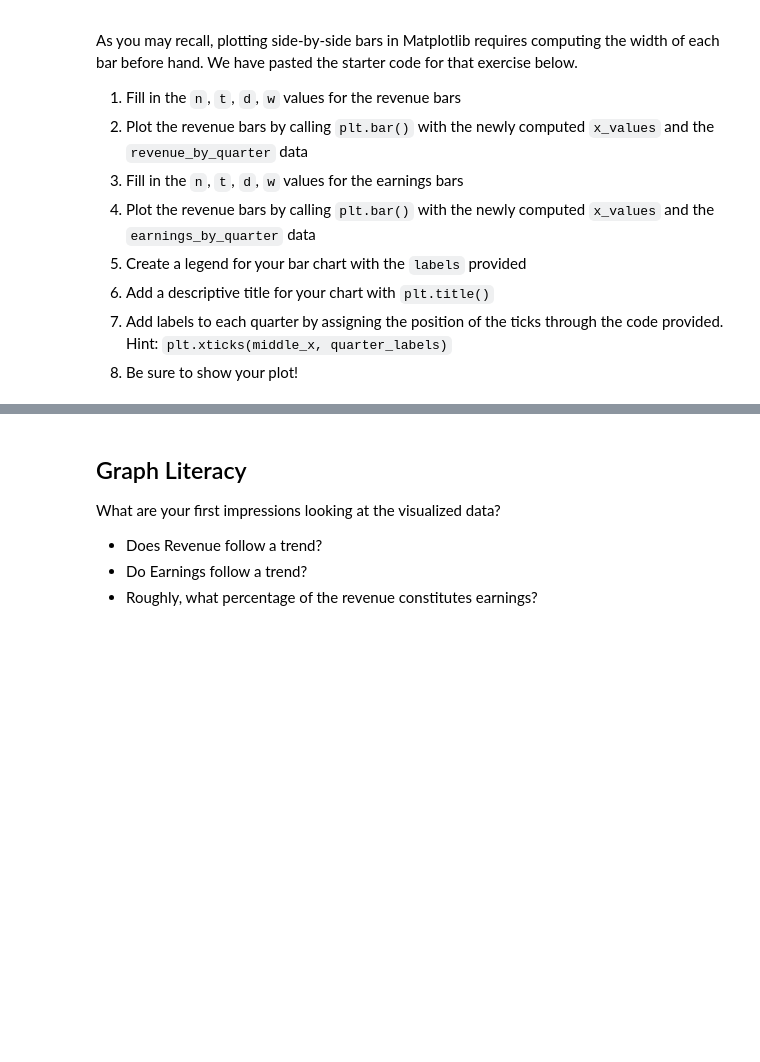
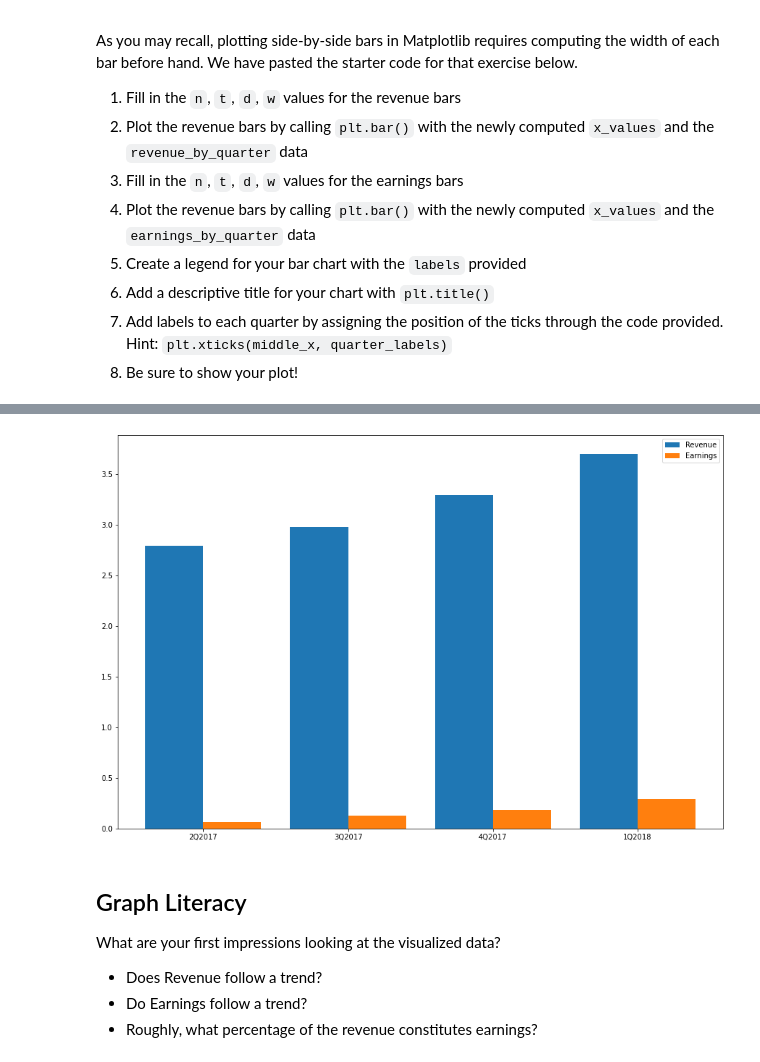
Before and after one commit to joeelorm/Projects, a Jupyter notebook: Data Visualization/netflix_visualizations.ipynb, the cells around one changed output, grey strips where cells are left out. Cells and saved outputs as stored; diff of their text form; code cells hidden in the pictures; blank space fills up the shorter version.

```diff
--- a/Data Visualization/netflix_visualizations.ipynb
+++ b/Data Visualization/netflix_visualizations.ipynb
@@ -282,20 +284,20 @@ earnings_by_quarter = [.0656,.12959,.18552,.29012]
 quarter_labels = ["2Q2017","3Q2017","4Q2017", "1Q2018"]
 
 # Revenue
-n = ?  # This is our first dataset (out of 2)
-t = ? # Number of dataset
-d = ? # Number of sets of bars
-w = ? # Width of each bar
+n = 1  # This is our first dataset (out of 2)
+t = 2 # Number of dataset
+d = 4 # Number of sets of bars
+w = 0.8 # Width of each bar
 bars1_x = [t*element + w*n for element
              in range(d)]
 
 
 
 # Earnings
-n = ?  # This is our second dataset (out of 2)
-t = ? # Number of dataset
-d = ? # Number of sets of bars
-w = ? # Width of each bar
+n = 2  # This is our second dataset (out of 2)
+t = 2 # Number of dataset
+d = 4 # Number of sets of bars
+w = 0.8 # Width of each bar
 bars2_x = [t*element + w*n for element
              in range(d)]
 
@@ -305,4 +307,12 @@ bars2_x = [t*element + w*n for element
 
 middle_x = [ (a + b) / 2.0 for a, b in zip(bars1_x, bars2_x)]
 labels = ["Revenue", "Earnings"]
+
+fig, ax = plt.subplots(figsize = (15, 10))
+plt.bar(bars1_x, revenue_by_quarter, label = 'Revenue')
+plt.bar(bars2_x, earnings_by_quarter, label = 'Earnings')
+ax.set_xticks(middle_x)
+ax.set_xticklabels(quarter_labels)
+plt.legend()
+plt.show()
 # %% [output]
@@ -310,3 +319,4 @@ SyntaxError: invalid syntax (<ipython-input-9-0f5530a7090f>, line 7)
+[figure, added]
 # %% [markdown]
 ## Graph Literacy
 What are your first impressions looking at the visualized data?
```
Also changed, not shown: parts of 4 cells of this notebook.
